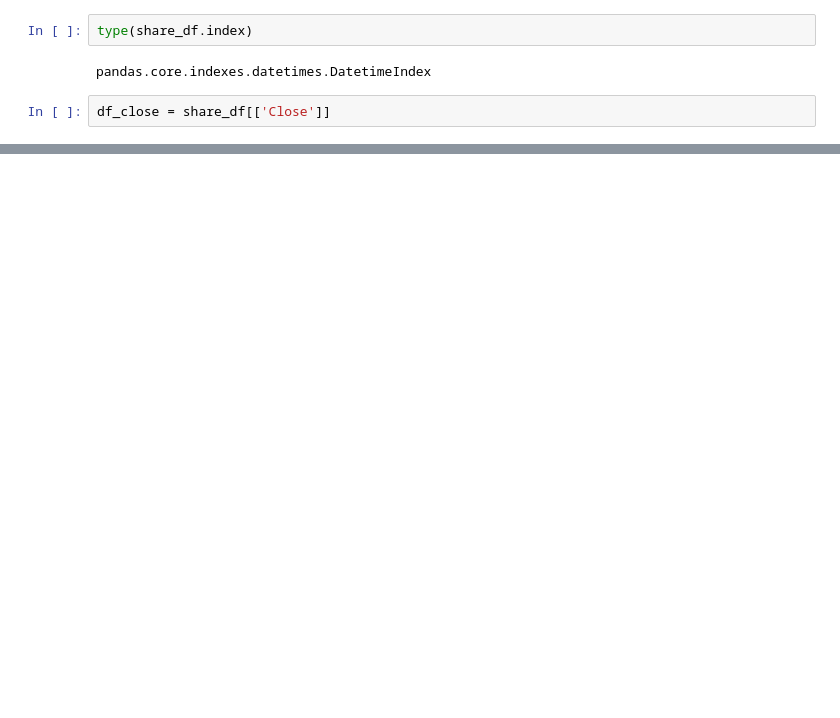
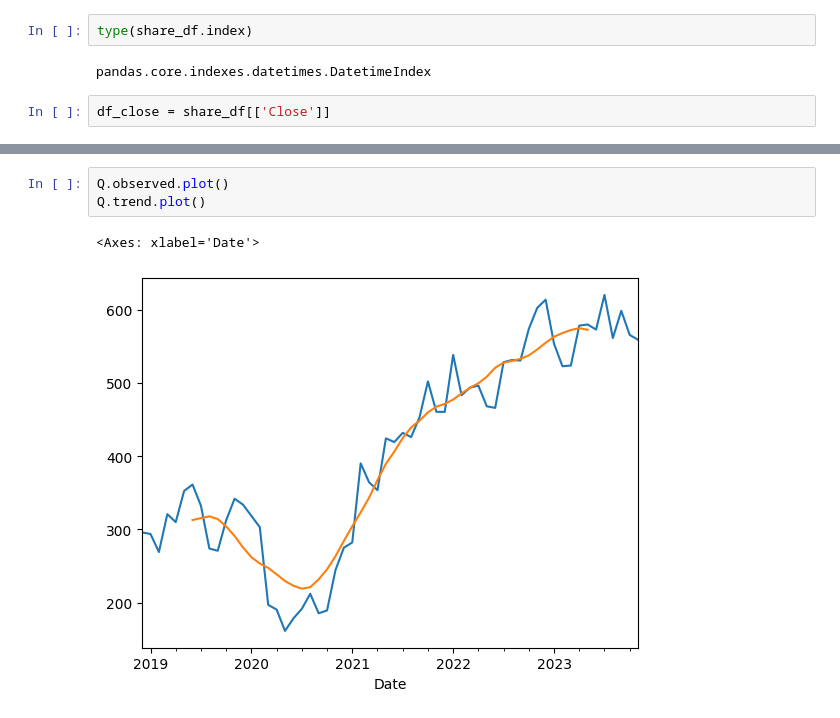
Before and after one commit to utkarshg1/Github6_8pm, a Jupyter notebook: Time Series Analysis/yfinance.ipynb, the cells around one changed output, grey strips where cells are left out. Drawn from its saved outputs; the diff is of its cells as text; blank space fills up the shorter version.

```diff
--- a/Time Series Analysis/yfinance.ipynb
+++ b/Time Series Analysis/yfinance.ipynb
@@ -80,0 +108,6 @@ df_close
+# %%
+Q.observed.plot()
+Q.trend.plot()
+# %% [output]
+<Axes: xlabel='Date'>
+[figure, added]
```
Also changed, not shown: parts of 11 cells of this notebook.
